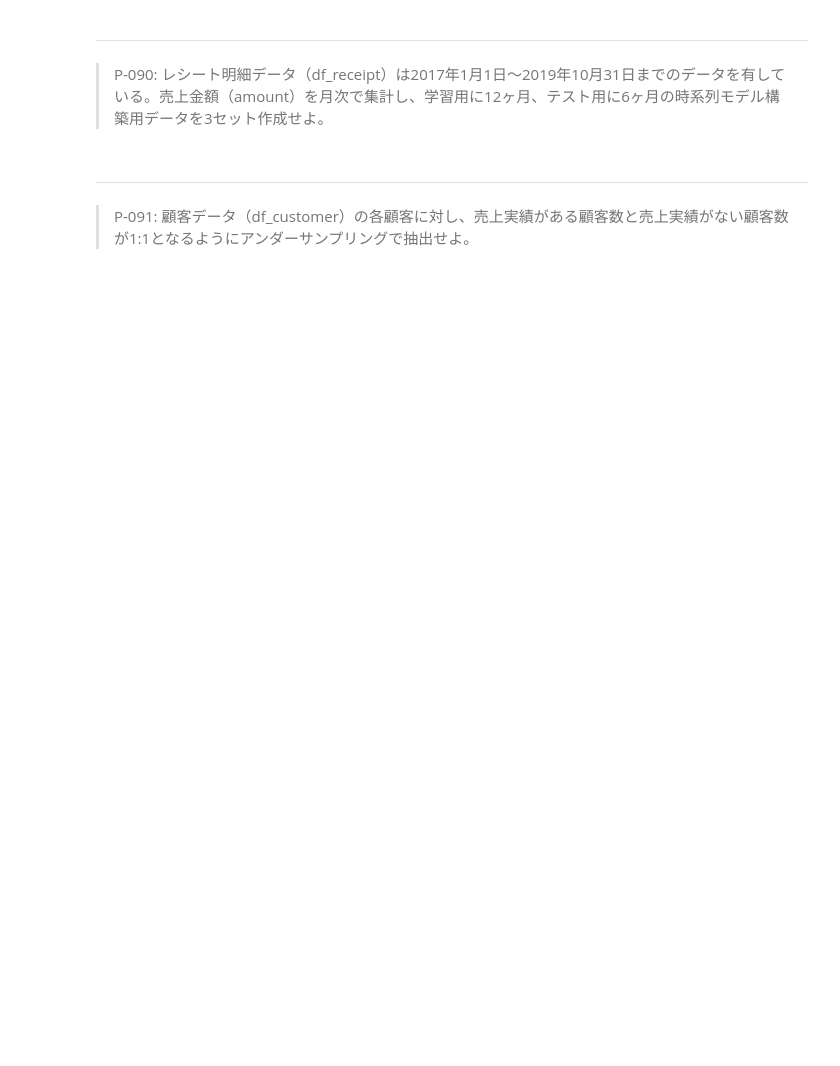
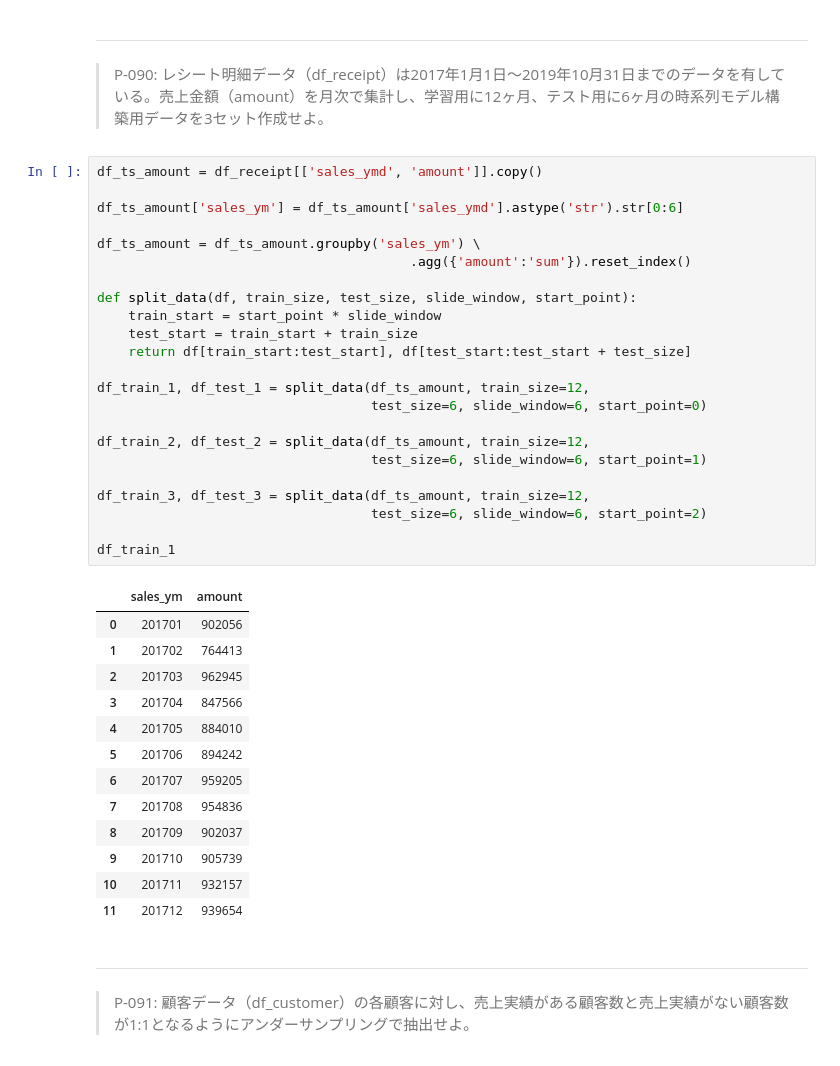
Before and after one commit to j2200111/data_engineering, a Jupyter notebook: docker/work/preprocess_knock_Python.ipynb, the cells around one changed output. Drawn from its saved outputs; the diff is of its cells as text; blank space fills up the shorter version.

```diff
--- a/docker/work/preprocess_knock_Python.ipynb
+++ b/docker/work/preprocess_knock_Python.ipynb
@@ -1768,6 +1959,43 @@ $$
 # %% [markdown]
 ---
 > P-090: レシート明細データ（df_receipt）は2017年1月1日〜2019年10月31日までのデータを有している。売上金額（amount）を月次で集計し、学習用に12ヶ月、テスト用に6ヶ月の時系列モデル構築用データを3セット作成せよ。
+# %%
+df_ts_amount = df_receipt[['sales_ymd', 'amount']].copy()
+
+df_ts_amount['sales_ym'] = df_ts_amount['sales_ymd'].astype('str').str[0:6]
+
+df_ts_amount = df_ts_amount.groupby('sales_ym') \
+                                        .agg({'amount':'sum'}).reset_index()
+
+def split_data(df, train_size, test_size, slide_window, start_point):
+    train_start = start_point * slide_window
+    test_start = train_start + train_size
+    return df[train_start:test_start], df[test_start:test_start + test_size]
+
+df_train_1, df_test_1 = split_data(df_ts_amount, train_size=12,
+                                   test_size=6, slide_window=6, start_point=0)
+
+df_train_2, df_test_2 = split_data(df_ts_amount, train_size=12,
+                                   test_size=6, slide_window=6, start_point=1)
+
+df_train_3, df_test_3 = split_data(df_ts_amount, train_size=12,
+                                   test_size=6, slide_window=6, start_point=2)
+
+df_train_1
+# %% [output]
+|  | sales_ym | amount |
+| 0 | 201701 | 902056 |
+| 1 | 201702 | 764413 |
+| 2 | 201703 | 962945 |
+| 3 | 201704 | 847566 |
+| 4 | 201705 | 884010 |
+| 5 | 201706 | 894242 |
+| 6 | 201707 | 959205 |
+| 7 | 201708 | 954836 |
+| 8 | 201709 | 902037 |
+| 9 | 201710 | 905739 |
+| 10 | 201711 | 932157 |
+| 11 | 201712 | 939654 |
 # %% [markdown]
 ---
 > P-091: 顧客データ（df_customer）の各顧客に対し、売上実績がある顧客数と売上実績がない顧客数が1:1となるようにアンダーサンプリングで抽出せよ。
```
Also changed, not shown: parts of 23 cells of this notebook, 6 other files.
